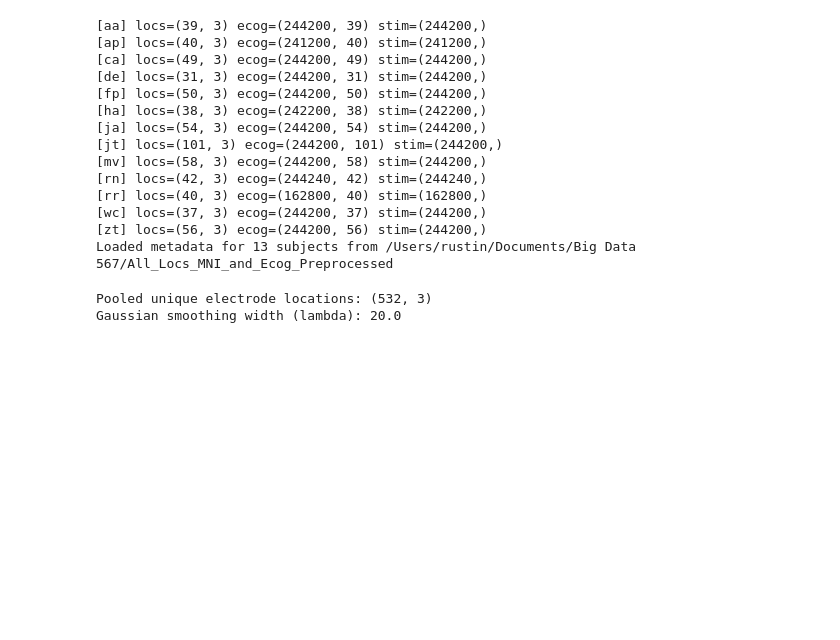
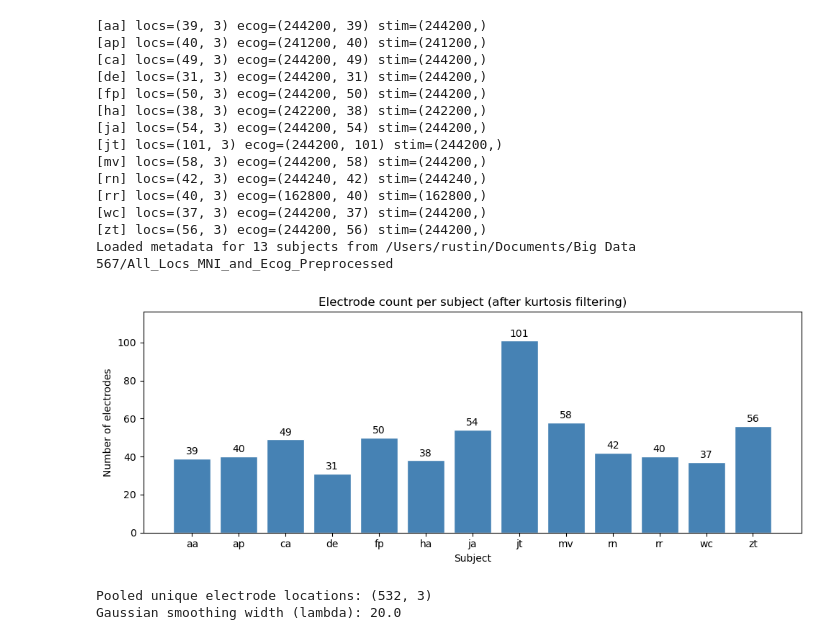
Before and after one commit to NoahWanless/SuperEeg-M467-project, a Jupyter notebook: Electrode_Correlations.ipynb, the cells around one changed output. Cells and saved outputs as stored; diff of their text form; code cells hidden in the pictures; blank space fills up the shorter version.

```diff
--- a/Electrode_Correlations.ipynb
+++ b/Electrode_Correlations.ipynb
@@ -77,6 +61,20 @@ print(f'Loaded metadata for {len(subject_ids)} subjects from {preprocessed_dir}'
 [wc] locs=(37, 3) ecog=(244200, 37) stim=(244200,)
 [zt] locs=(56, 3) ecog=(244200, 56) stim=(244200,)
 Loaded metadata for 13 subjects from /Users/rustin/Documents/Big Data 567/All_Locs_MNI_and_Ecog_Preprocessed
+# %%
+# Viz: electrode count per subject after kurtosis filtering
+fig, ax = plt.subplots(figsize=(10, 4))
+counts = [subject_records[pid]['locs'].shape[0] for pid in subject_ids]
+bars = ax.bar(subject_ids, counts, color='steelblue', edgecolor='white')
+ax.bar_label(bars, padding=2)
+ax.set_xlabel('Subject')
+ax.set_ylabel('Number of electrodes')
+ax.set_title('Electrode count per subject (after kurtosis filtering)')
+ax.set_ylim(0, max(counts) * 1.15)
+plt.tight_layout()
+plt.show()
+# %% [output]
+[figure, added]
 # %%
 # All subjects' electrode locations in mni
 all_locs_stack = np.vstack([subject_records[pid]['locs'] for pid in subject_ids])
```
Also changed, not shown: parts of 18 cells of this notebook, 2 other files.
